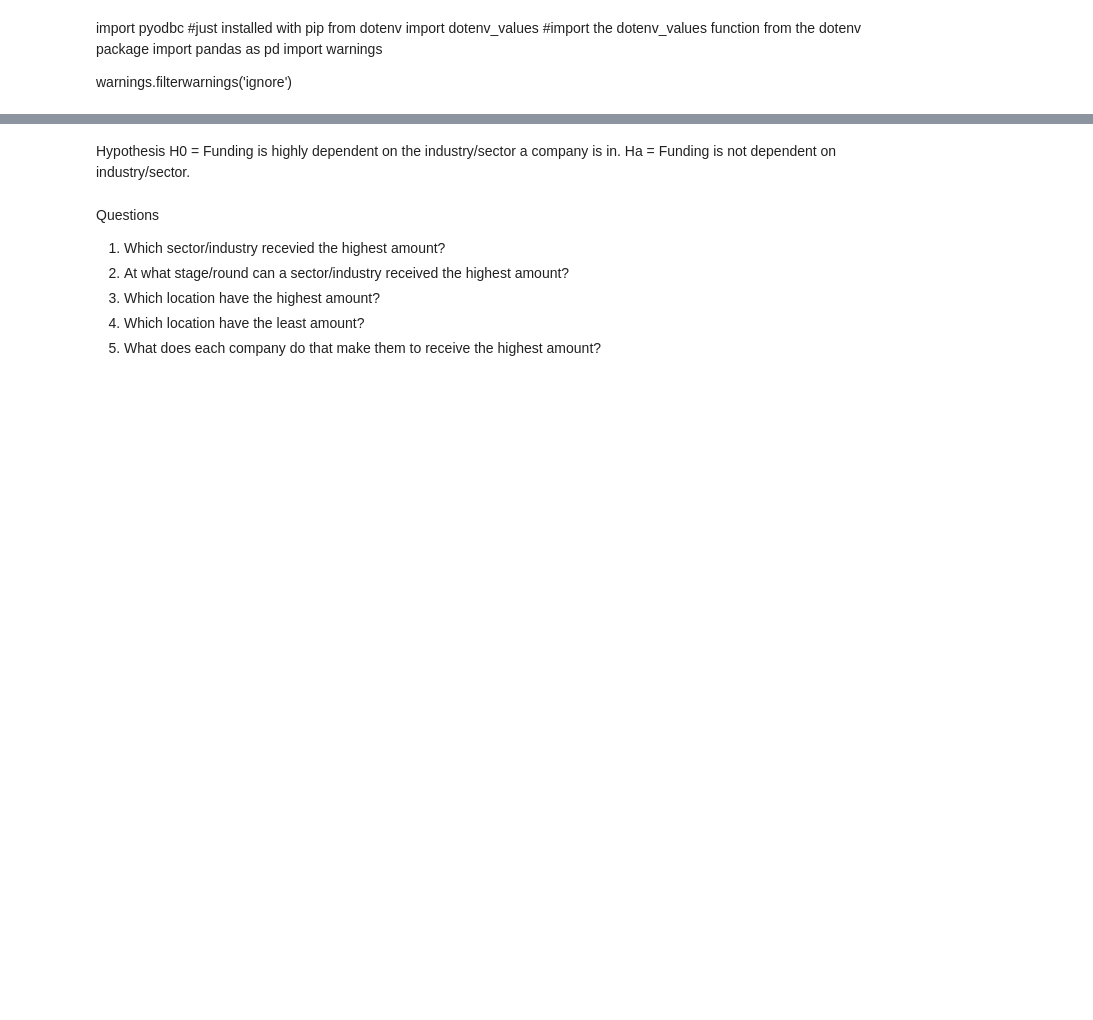
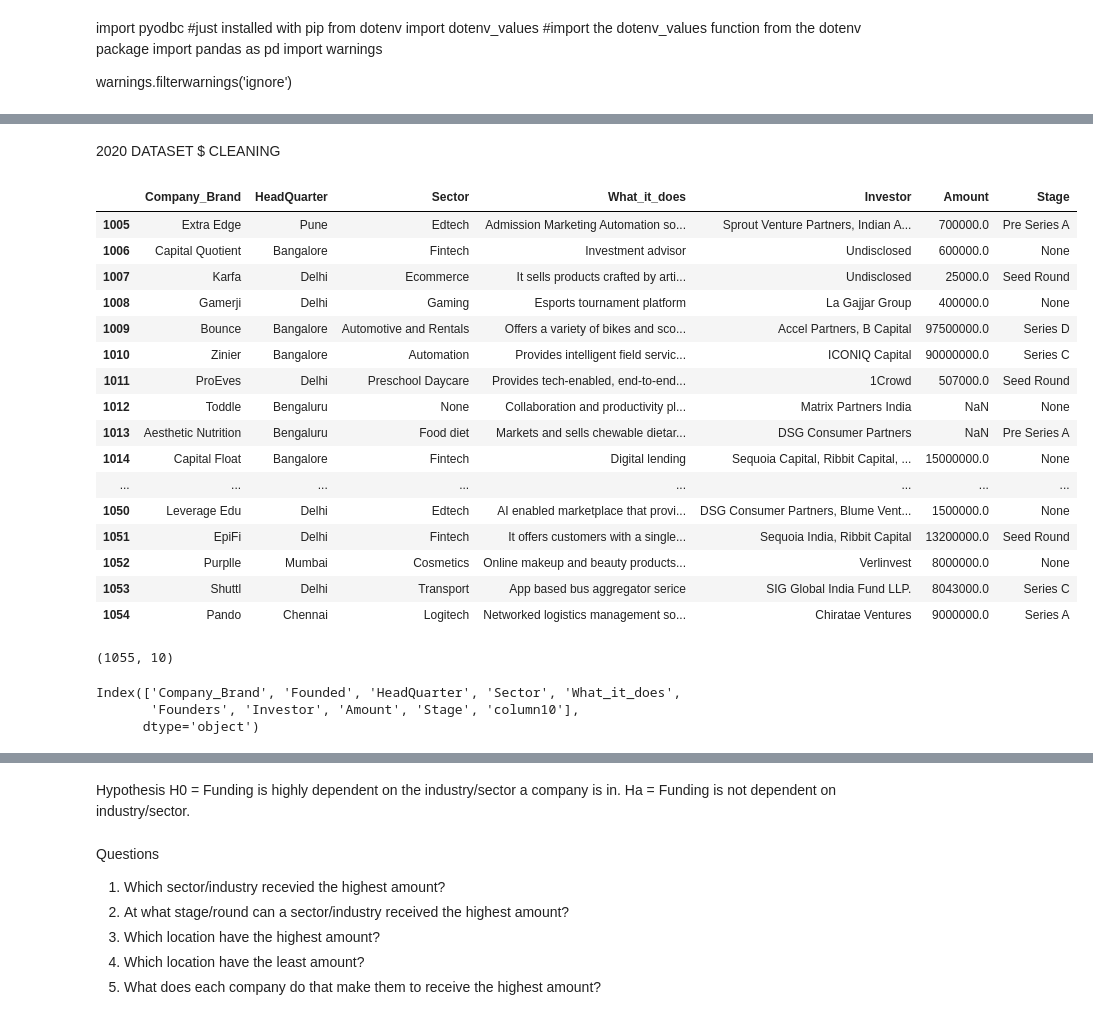
Before and after one commit to ElizabethOdelade/LP1, a Jupyter notebook: database.ipynb, the cells around one changed output, grey strips where cells are left out. Cells and saved outputs as stored; diff of their text form; code cells hidden in the pictures; blank space fills up the shorter version.

```diff
--- a/database.ipynb
+++ b/database.ipynb
@@ -196,0 +285,36 @@ data4.head()
+# %% [markdown]
+2020 DATASET $ CLEANING
+# %%
+query = "Select * from dbo.LP1_startup_funding2020"
+data_2020 = pd.read_sql(query, connection)
+# %%
+# data_2020.head(50)
+data_2020.tail(50)
+# %% [output]
+|  | Company_Brand | HeadQuarter | Sector | What_it_does | Investor | Amount | Stage |
+| 1005 | Extra Edge | Pune | Edtech | Admission Marketing Automation so... | Sprout Venture Partners, Indian A... | 700000.0 | Pre Series A |
+| 1006 | Capital Quotient | Bangalore | Fintech | Investment advisor | Undisclosed | 600000.0 | None |
+| 1007 | Karfa | Delhi | Ecommerce | It sells products crafted by arti... | Undisclosed | 25000.0 | Seed Round |
+| 1008 | Gamerji | Delhi | Gaming | Esports tournament platform | La Gajjar Group | 400000.0 | None |
+| 1009 | Bounce | Bangalore | Automotive and Rentals | Offers a variety of bikes and sco... | Accel Partners, B Capital | 97500000.0 | Series D |
+| 1010 | Zinier | Bangalore | Automation | Provides intelligent field servic... | ICONIQ Capital | 90000000.0 | Series C |
+| 1011 | ProEves | Delhi | Preschool Daycare | Provides tech-enabled, end-to-end... | 1Crowd | 507000.0 | Seed Round |
+| 1012 | Toddle | Bengaluru | None | Collaboration and productivity pl... | Matrix Partners India | NaN | None |
+| 1013 | Aesthetic Nutrition | Bengaluru | Food diet | Markets and sells chewable dietar... | DSG Consumer Partners | NaN | Pre Series A |
+| 1014 | Capital Float | Bangalore | Fintech | Digital lending | Sequoia Capital, Ribbit Capital, ... | 15000000.0 | None |
+| ... | ... | ... | ... | ... | ... | ... | ... |
+| 1050 | Leverage Edu | Delhi | Edtech | AI enabled marketplace that provi... | DSG Consumer Partners, Blume Vent... | 1500000.0 | None |
+| 1051 | EpiFi | Delhi | Fintech | It offers customers with a single... | Sequoia India, Ribbit Capital | 13200000.0 | Seed Round |
+| 1052 | Purplle | Mumbai | Cosmetics | Online makeup and beauty products... | Verlinvest | 8000000.0 | None |
+| 1053 | Shuttl | Delhi | Transport | App based bus aggregator serice | SIG Global India Fund LLP. | 8043000.0 | Series C |
+| 1054 | Pando | Chennai | Logitech | Networked logistics management so... | Chiratae Ventures | 9000000.0 | Series A |
+# %%
+data_2020.shape
+# %% [output]
+(1055, 10)
+# %%
+data_2020.columns
+# %% [output]
+Index(['Company_Brand', 'Founded', 'HeadQuarter', 'Sector', 'What_it_does',
+       'Founders', 'Investor', 'Amount', 'Stage', 'column10'],
+      dtype='object')
```
Also changed, not shown: parts of 62 cells of this notebook.
